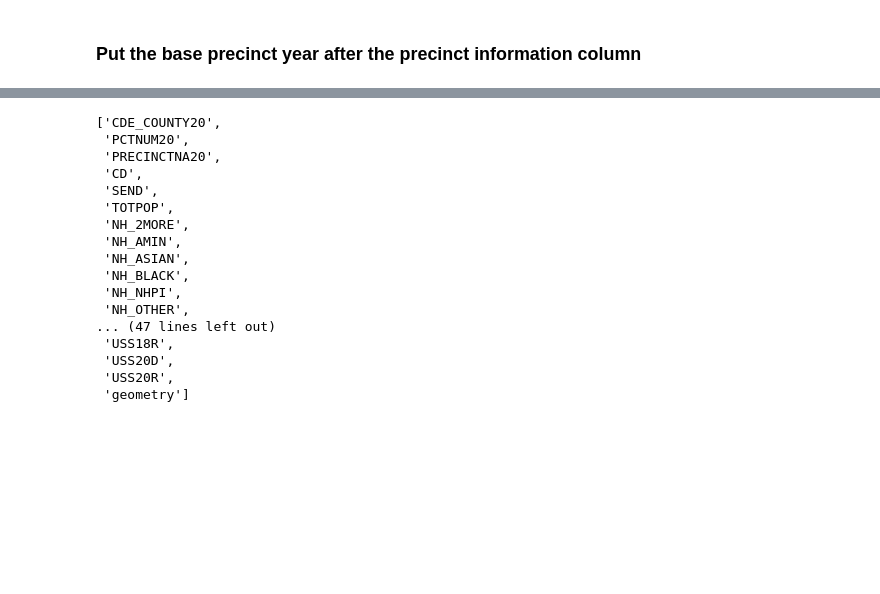
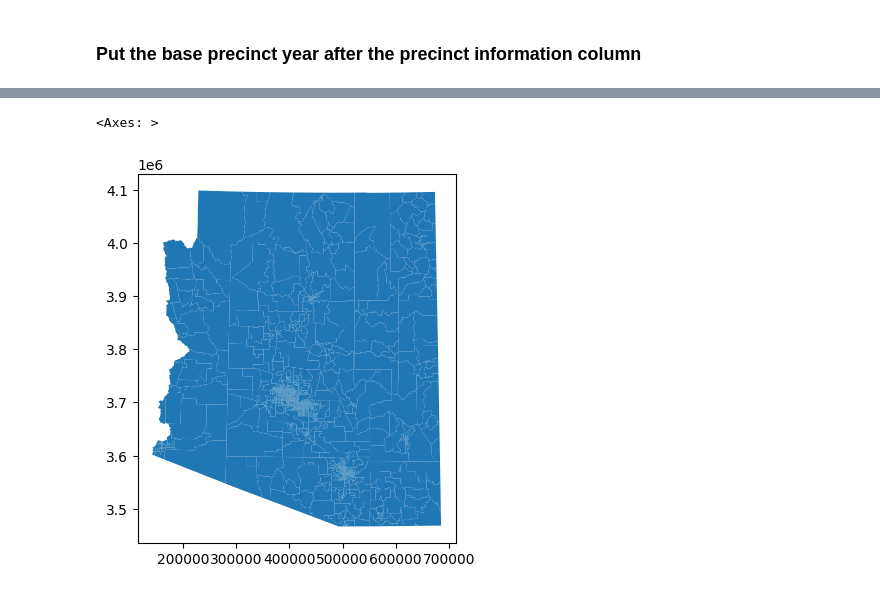
Before and after one commit to eveomett-states/Arizona, a Jupyter notebook: az.ipynb, the cells around one changed output, grey strips where cells are left out. Saved outputs shown, nothing was run; the diff lists cells and outputs as text; code cells hidden in the pictures; blank space fills up the shorter version.

Commit message:
county data used

```diff
--- a/az.ipynb
+++ b/az.ipynb
@@ -437,24 +418,4 @@ fixed_columns = [
 election_columns = [col for col in election_df.columns if col not in fixed_columns]
 final_col = fixed_columns + election_columns
 election_df = election_df[final_col]
-# %%
-list(election_df.columns)
-# %% [output]
-['CDE_COUNTY20',
- 'PCTNUM20',
- 'PRECINCTNA20',
- 'CD',
- 'SEND',
- 'TOTPOP',
- 'NH_2MORE',
- 'NH_AMIN',
- 'NH_ASIAN',
- 'NH_BLACK',
- 'NH_NHPI',
- 'NH_OTHER',
-... (47 lines left out)
- 'USS18R',
- 'USS20D',
- 'USS20R',
- 'geometry']
 # %%
@@ -468,0 +445,7 @@ graph.to_json("./{}/{}.json".format(state_ab, state_ab))
+# %%
+shapefile_path = "./{}/{}.shp".format(state_ab, state_ab)
+shape=gpd.read_file(shapefile_path)
+shape.plot()
+# %% [output]
+<Axes: >
+[figure, added]
```
Also changed, not shown: parts of 60 cells of this notebook.
